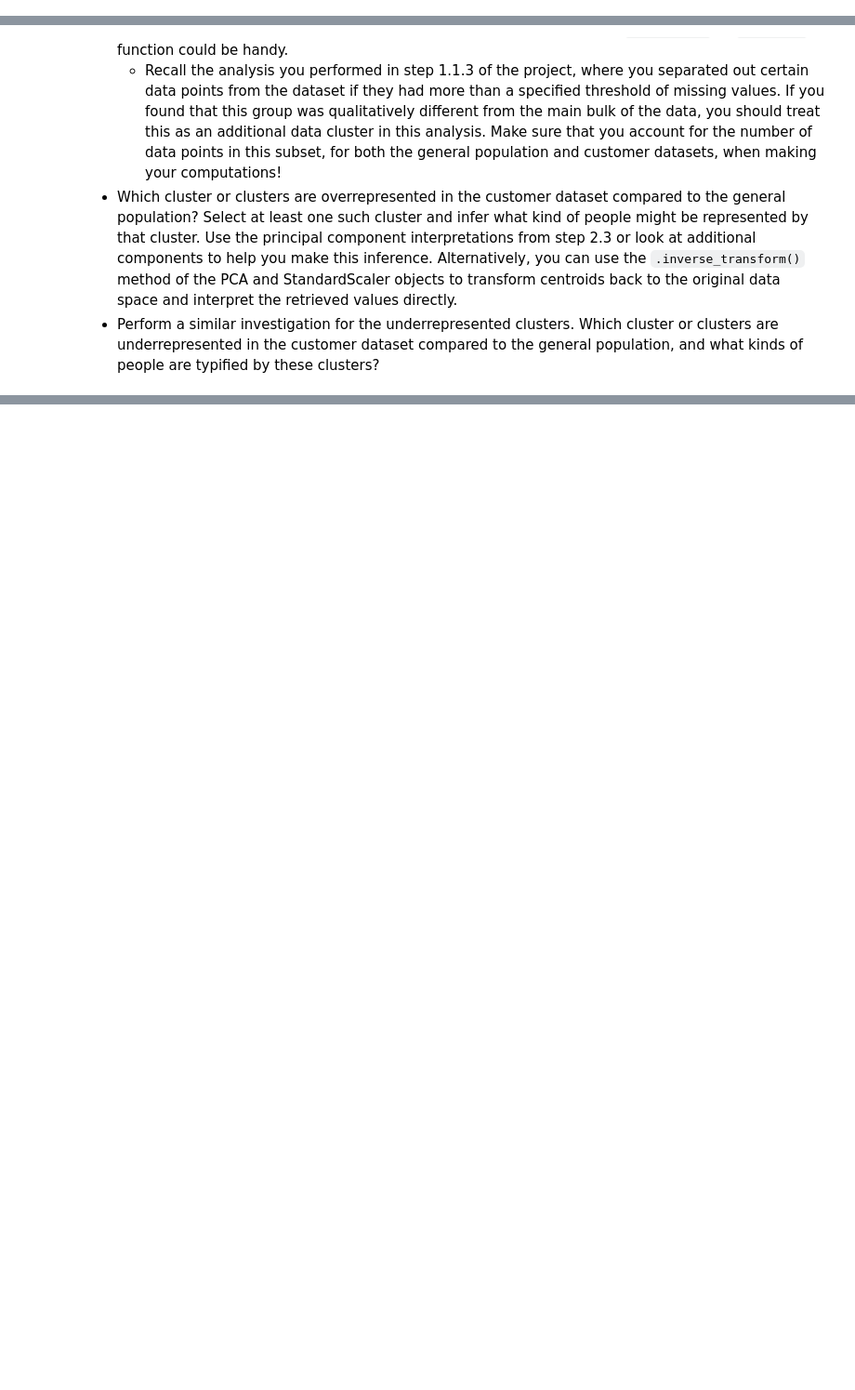
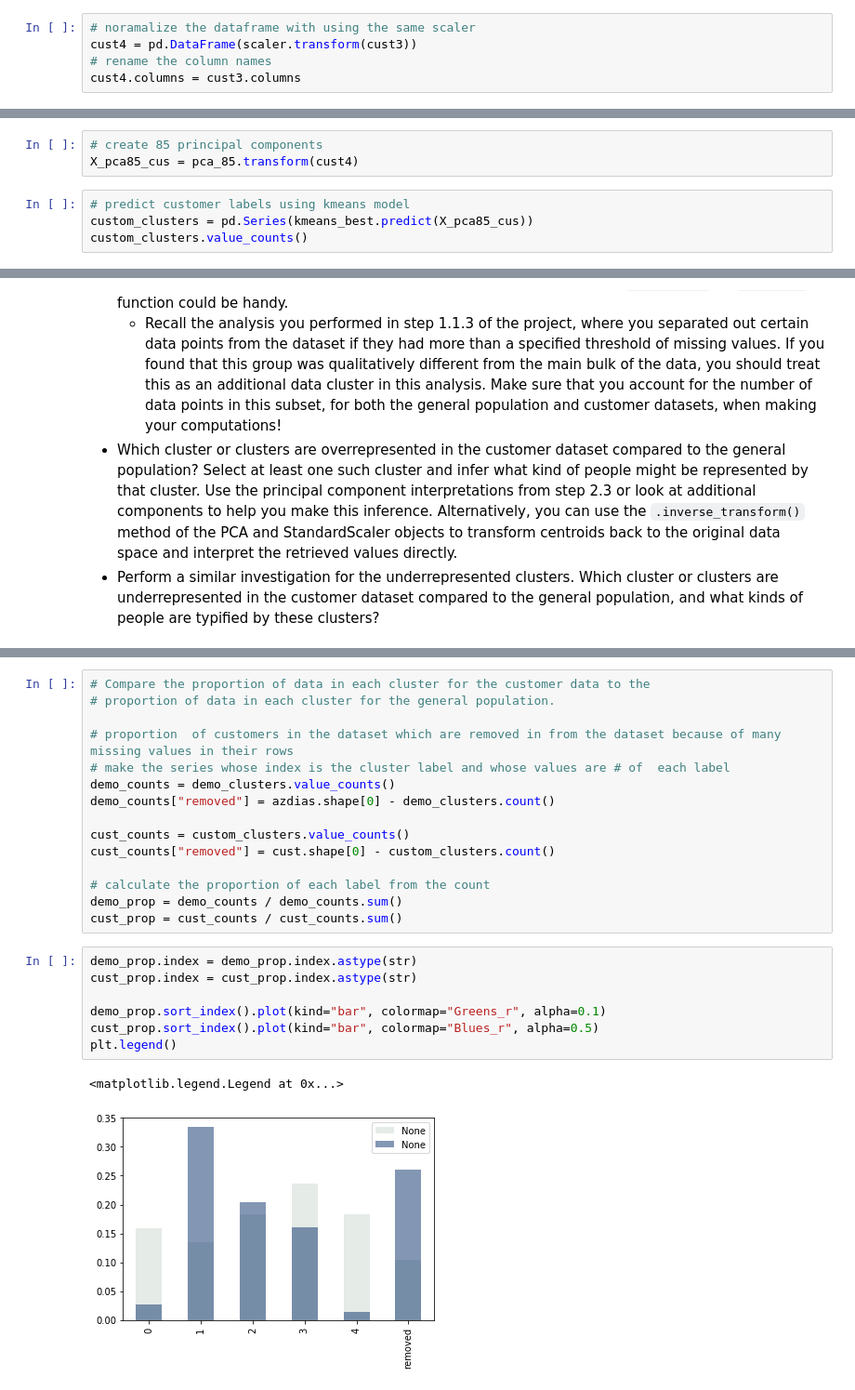
Before and after one commit to kudojp/IdentifyCustomerSegments, a Jupyter notebook: Identify_Customer_Segments.ipynb, the cells around one changed output, grey strips where cells are left out. Shown: that part at 93% size. Cells and saved outputs as stored; diff of their text form; blank space fills up the shorter version.

```diff
--- a/Identify_Customer_Segments.ipynb
+++ b/Identify_Customer_Segments.ipynb
@@ -1127,0 +1195,5 @@ customers =
+# %%
+# noramalize the dataframe with using the same scaler
+cust4 = pd.DataFrame(scaler.transform(cust3))
+# rename the column names
+cust4.columns = cust3.columns
@@ -1127,0 +1212,7 @@ customers =
+# %%
+# create 85 principal components
+X_pca85_cus = pca_85.transform(cust4)
+# %%
+# predict customer labels using kmeans model
+custom_clusters = pd.Series(kmeans_best.predict(X_pca85_cus))
+custom_clusters.value_counts()
@@ -1143,0 +1275,25 @@ Take a look at the following points in this step:
+# %%
+# Compare the proportion of data in each cluster for the customer data to the
+# proportion of data in each cluster for the general population.
+
+# proportion  of customers in the dataset which are removed in from the dataset because of many missing values in their rows
+# make the series whose index is the cluster label and whose values are # of  each label
+demo_counts = demo_clusters.value_counts()
+demo_counts["removed"] = azdias.shape[0] - demo_clusters.count()
+
+cust_counts = custom_clusters.value_counts()
+cust_counts["removed"] = cust.shape[0] - custom_clusters.count()
+
+# calculate the proportion of each label from the count
+demo_prop = demo_counts / demo_counts.sum()
+cust_prop = cust_counts / cust_counts.sum()
+# %%
+demo_prop.index = demo_prop.index.astype(str)
+cust_prop.index = cust_prop.index.astype(str)
+
+demo_prop.sort_index().plot(kind="bar", colormap="Greens_r", alpha=0.1)
+cust_prop.sort_index().plot(kind="bar", colormap="Blues_r", alpha=0.5)
+plt.legend()
+# %% [output]
+<matplotlib.legend.Legend at 0x...>
+[figure, added]
```
Also changed, not shown: parts of 37 cells of this notebook.
